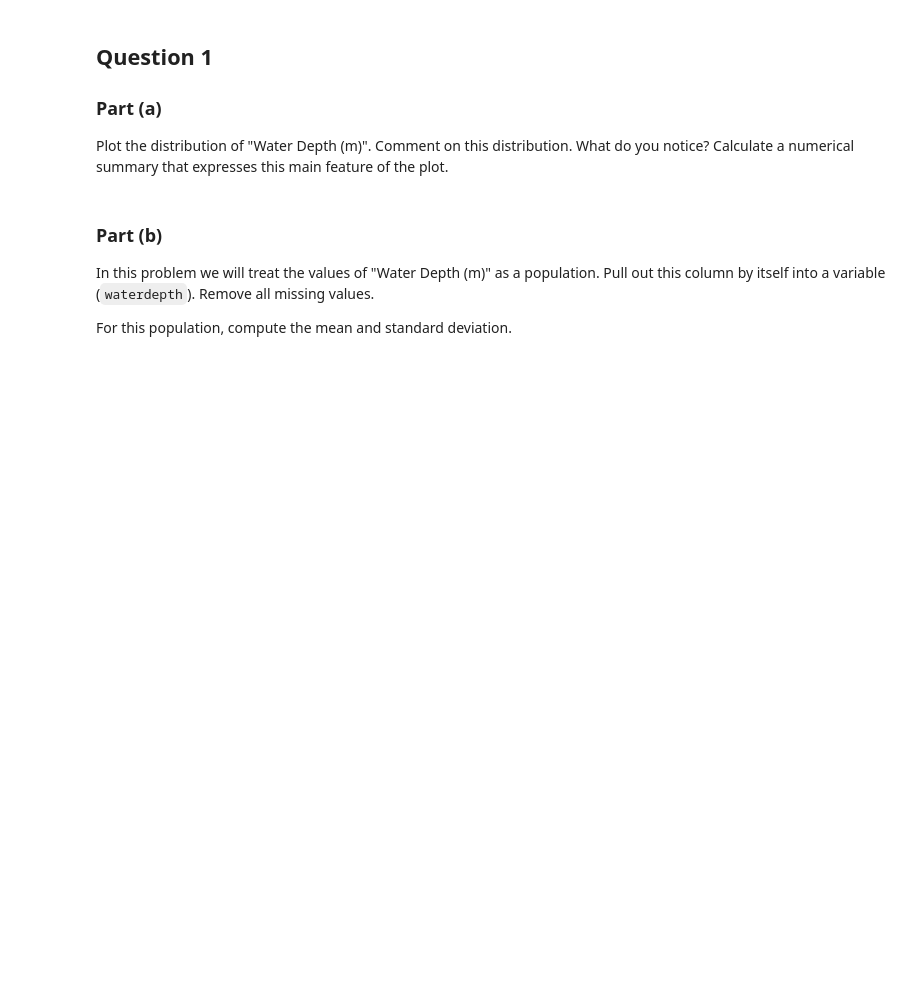
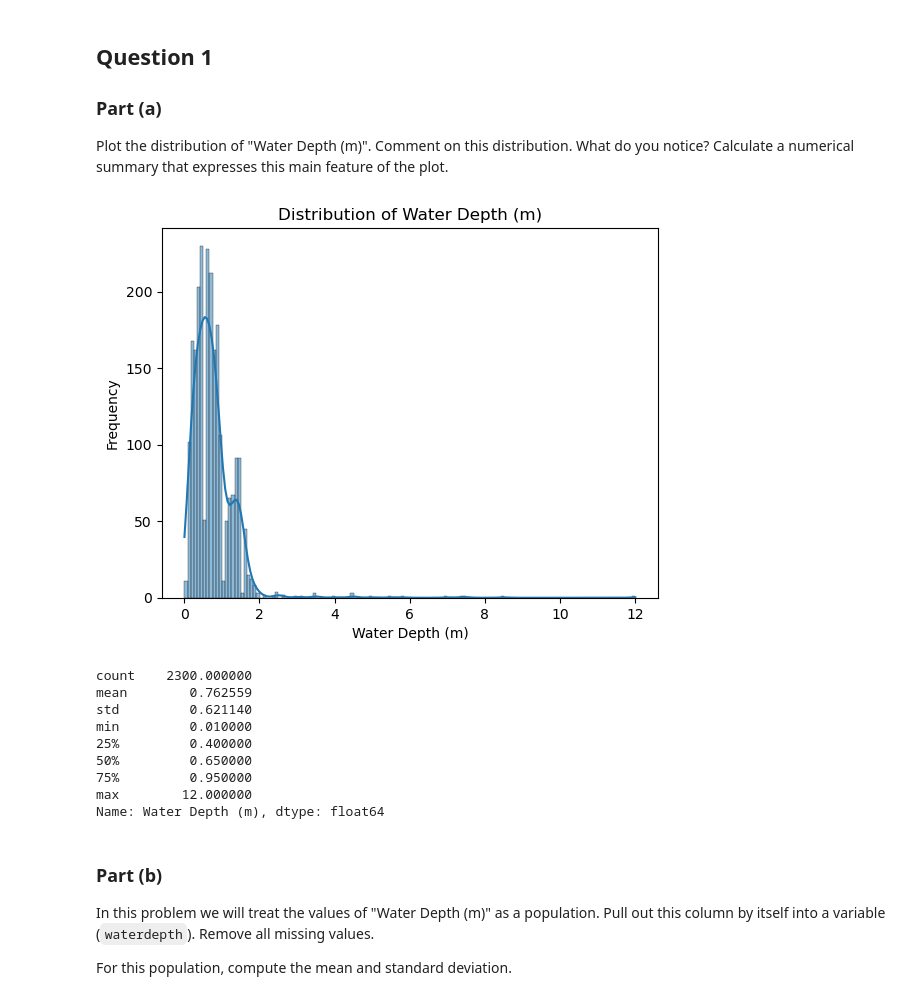
Before and after one commit to zhuol0129/homework-08-ZL, a Jupyter notebook: hw8.ipynb, the cells around one changed output. Drawn from its saved outputs; the diff is of its cells as text; code cells hidden in the pictures; blank space fills up the shorter version.

```diff
--- a/hw8.ipynb
+++ b/hw8.ipynb
@@ -41,3 +39,31 @@ Plot the distribution of "Water Depth (m)". Comment on this distribution. What d
+# %%
+# answer
+
+import matplotlib.pyplot as plt
+
+# Plot the distribution of "Water Depth (m)"
+sb.histplot(bbnwr["Water Depth (m)"].dropna(), kde=True)
+plt.title("Distribution of Water Depth (m)")
+plt.xlabel("Water Depth (m)")
+plt.ylabel("Frequency")
+plt.show()
+
+# Calculate a numerical summary
+water_depth_summary = bbnwr["Water Depth (m)"].describe()
+print(water_depth_summary)
+
+# comment: the distribution of water depth is right-skewed, with a median of 0.65 m and a mean of 0.76 m. The minimum water depth is 0.01 m and the maximum water depth is 12 m.
+# %% [output]
+[figure, added]
+count    2300.000000
+mean        0.762559
+std         0.621140
+min         0.010000
+25%         0.400000
+50%         0.650000
+75%         0.950000
+max        12.000000
+Name: Water Depth (m), dtype: float64
 # %% [markdown]
 ### Part (b)
 
```
Also changed, not shown: parts of 21 cells of this notebook.
